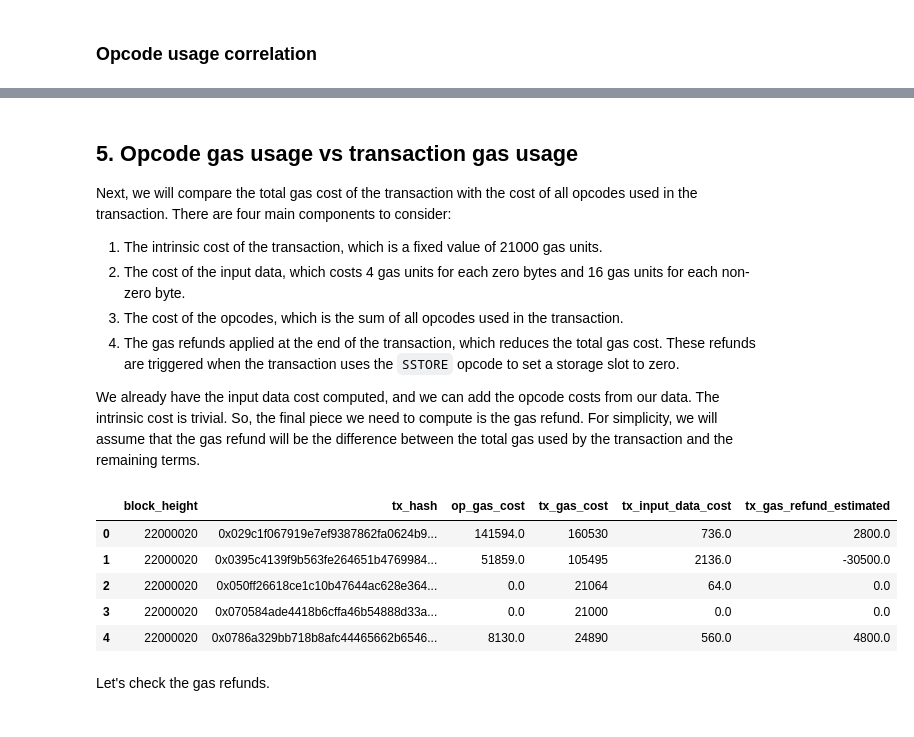
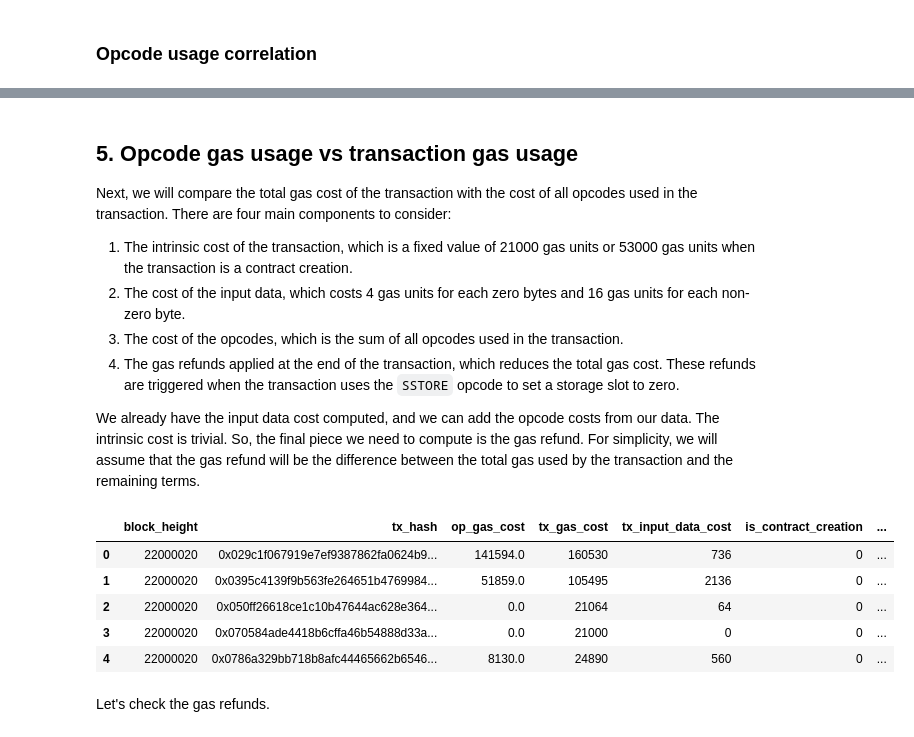
Before and after one commit to soispoke/evm-meter-analysis, a Jupyter notebook: notebooks/2.0-opcode-usage-analysis.ipynb, the cells around one changed output, grey strips where cells are left out. Cells and saved outputs as stored; diff of their text form; code cells hidden in the pictures.

Commit message:
Update gas calculation for txs - consider contract creation intrinsic costs

```diff
--- a/notebooks/2.0-opcode-usage-analysis.ipynb
+++ b/notebooks/2.0-opcode-usage-analysis.ipynb
@@ -81,17 +90,2 @@ memory usage: 11.1+ MB
 # %% [markdown]
 ## 3. Process data
-# %%
-# Filter desired blocks
-tx_gas_usage_df = raw_tx_gas_usage_df.copy()
-# Compute input data gas cost
-tx_gas_usage_df["tx_input_data_gas_cost"] = (
-    4.0 * tx_gas_usage_df["n_input_zero_bytes"]
-    + 16.0 * tx_gas_usage_df["n_input_nonzero_bytes"]
-)
-# Clean up columns
-tx_gas_usage_df = tx_gas_usage_df.drop(
-    columns=["block_height", "n_input_zero_bytes", "n_input_nonzero_bytes"]
-)
-tx_gas_usage_df.columns = ["tx_hash", "tx_gas_cost", "tx_input_data_gas_cost"]
-# Print info
-tx_gas_usage_df.info()
@@ -109,10 +92,15 @@ memory usage: 6.7+ MB
 # %%
 # Add total transaction gas
 usage_df = raw_usage_df.merge(tx_gas_usage_df, on="tx_hash", how="left")
-# Add new opcode for transactions with no opcodes
+# Fix op_gas_cost for transactions with no opcodes
 usage_df["op_gas_cost"] = np.where(
-    usage_df["op"].isin(["NO_TRACE", "RESPONSE_TOO_LARGE"]),
+    (usage_df["op"].isin(["NO_TRACE", "RESPONSE_TOO_LARGE"])) & (usage_df["is_contract_creation"]==0),
     usage_df["tx_gas_cost"] - usage_df["tx_input_data_gas_cost"] - 21000.0,
+    usage_df["op_gas_cost"],
+)
+usage_df["op_gas_cost"] = np.where(
+    (usage_df["op"].isin(["NO_TRACE", "RESPONSE_TOO_LARGE"])) & (usage_df["is_contract_creation"]==1),
+    usage_df["tx_gas_cost"] - usage_df["tx_input_data_gas_cost"] - 53000.0,
     usage_df["op_gas_cost"],
 )
 # Clean up repeated opcodes
@@ -267,7 +246,7 @@ plt.show()
 
 Next, we will compare the total gas cost of the transaction with the cost of all opcodes used in the transaction. There are four main components to consider:
 
-1. The intrinsic cost of the transaction, which is a fixed value of 21000 gas units.
+1. The intrinsic cost of the transaction, which is a fixed value of 21000 gas units or 53000 gas units when the transaction is a contract creation.
 2. The cost of the input data, which costs 4 gas units for each zero bytes and 16 gas units for each non-zero byte.
 3. The cost of the opcodes, which is the sum of all opcodes used in the transaction.
 4. The gas refunds applied at the end of the transaction, which reduces the total gas cost. These refunds are triggered when the transaction uses the `SSTORE` opcode to set a storage slot to zero.
@@ -276,33 +255,37 @@ We already have the input data cost computed, and we can add the opcode costs fr
 # %%
 op_tx_df = (
     usage_df.groupby(["block_height", "tx_hash"])
     .agg(
         {
             "op_total_gas_cost": "sum",
             "tx_gas_cost": "first",
             "tx_input_data_gas_cost": "first",
+            "is_contract_creation": "max",
         }
     )
     .reset_index()
 )
 op_tx_df.columns = [
     "block_height",
     "tx_hash",
     "op_gas_cost",
     "tx_gas_cost",
     "tx_input_data_cost",
+    "is_contract_creation",
 ]
-op_tx_df["tx_gas_refund_estimated"] = (
-    op_tx_df["op_gas_cost"] + op_tx_df["tx_input_data_cost"] + 21000.0
-) - op_tx_df["tx_gas_cost"]
+op_tx_df["tx_gas_refund_estimated"] = np.where(
+    op_tx_df["is_contract_creation"]==1,
+    op_tx_df["op_gas_cost"] + op_tx_df["tx_input_data_cost"] + 53000.0 - op_tx_df["tx_gas_cost"],
+    op_tx_df["op_gas_cost"] + op_tx_df["tx_input_data_cost"] + 21000.0 - op_tx_df["tx_gas_cost"],
+)
 op_tx_df.head()
 # %% [output]
-|  | block_height | tx_hash | op_gas_cost | tx_gas_cost | tx_input_data_cost | tx_gas_refund_estimated |
-| 0 | 22000020 | 0x029c1f067919e7ef9387862fa0624b9... | 141594.0 | 160530 | 736.0 | 2800.0 |
-| 1 | 22000020 | 0x0395c4139f9b563fe264651b4769984... | 51859.0 | 105495 | 2136.0 | -30500.0 |
-| 2 | 22000020 | 0x050ff26618ce1c10b47644ac628e364... | 0.0 | 21064 | 64.0 | 0.0 |
-| 3 | 22000020 | 0x070584ade4418b6cffa46b54888d33a... | 0.0 | 21000 | 0.0 | 0.0 |
-| 4 | 22000020 | 0x0786a329bb718b8afc44465662b6546... | 8130.0 | 24890 | 560.0 | 4800.0 |
+|  | block_height | tx_hash | op_gas_cost | tx_gas_cost | tx_input_data_cost | is_contract_creation | ... |
+| 0 | 22000020 | 0x029c1f067919e7ef9387862fa0624b9... | 141594.0 | 160530 | 736 | 0 | ... |
+| 1 | 22000020 | 0x0395c4139f9b563fe264651b4769984... | 51859.0 | 105495 | 2136 | 0 | ... |
+| 2 | 22000020 | 0x050ff26618ce1c10b47644ac628e364... | 0.0 | 21064 | 64 | 0 | ... |
+| 3 | 22000020 | 0x070584ade4418b6cffa46b54888d33a... | 0.0 | 21000 | 0 | 0 | ... |
+| 4 | 22000020 | 0x0786a329bb718b8afc44465662b6546... | 8130.0 | 24890 | 560 | 0 | ... |
 # %% [markdown]
 Let's check the gas refunds.
 # %%
```
Also changed, not shown: parts of 14 cells of this notebook.
